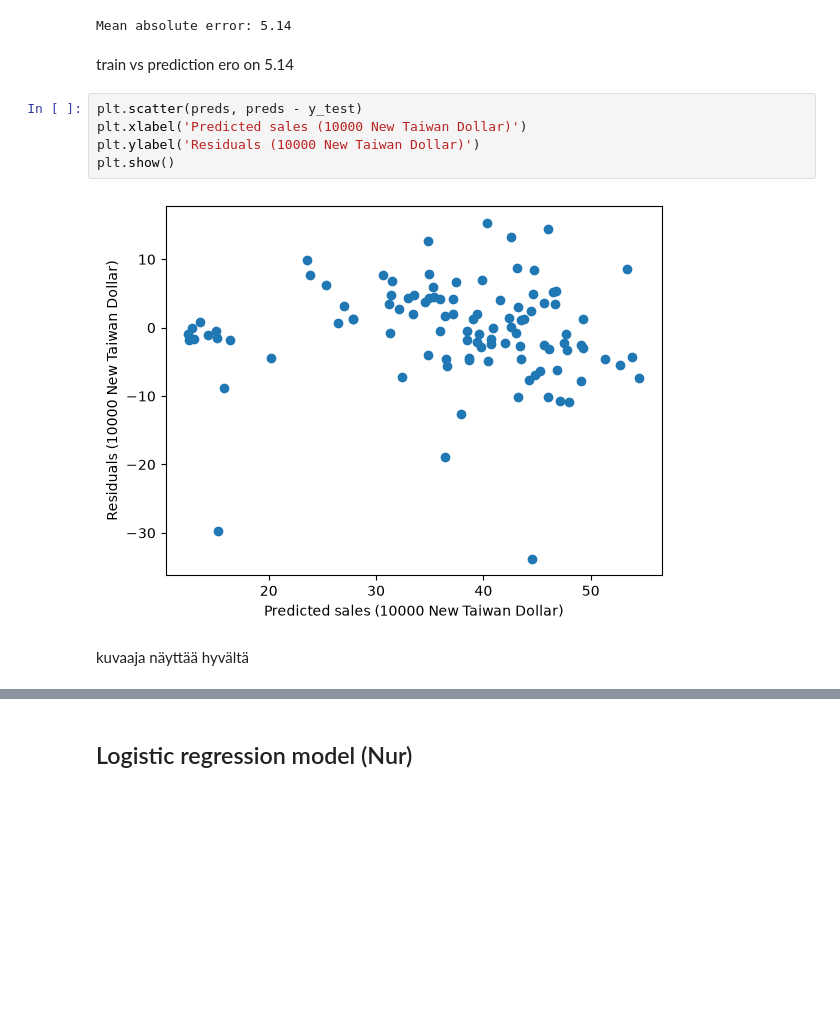
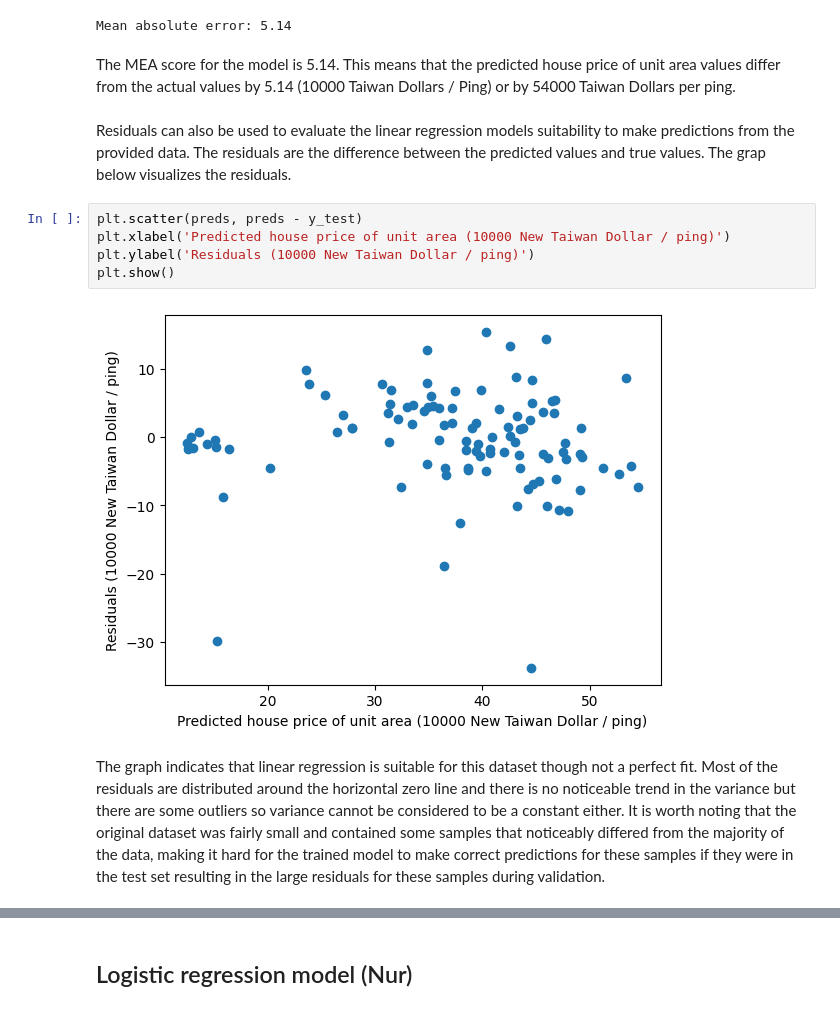
Before and after one commit to sandra-sanj/data_handling_and_mml_exercises, a Jupyter notebook: exercise_4.ipynb, the cells around one changed output, grey strips where cells are left out. Drawn from its saved outputs; the diff is of its cells as text; blank space fills up the shorter version.

```diff
--- a/exercise_4.ipynb
+++ b/exercise_4.ipynb
@@ -190,14 +217,16 @@ preds = model.predict(X_test)
 print("Mean absolute error: %.2f" % mean_absolute_error(y_test, preds))
 # %% [output]
 Mean absolute error: 5.14
-# %% [markdown]
-train vs prediction ero on 5.14
-# %%
-plt.scatter(preds, preds - y_test)
-plt.xlabel('Predicted sales (10000 New Taiwan Dollar)')
-plt.ylabel('Residuals (10000 New Taiwan Dollar)')
-plt.show()
-# %% [output]
-[figure, removed]
+# %% [markdown]
+The MEA score for the model is 5.14. This means that the predicted house price of unit area values differ from the actual values by 5.14 (10000 Taiwan Dollars / Ping) or by 54000 Taiwan Dollars per ping.
+# %% [markdown]
+Residuals can also be used to evaluate the linear regression models suitability to make predictions from the provided data. The residuals are the difference between the predicted values and true values. The grap below visualizes the residuals.
+# %%
+plt.scatter(preds, preds - y_test)
+plt.xlabel('Predicted house price of unit area (10000 New Taiwan Dollar / ping)')
+plt.ylabel('Residuals (10000 New Taiwan Dollar / ping)')
+plt.show()
+# %% [output]
+[figure, added]
 # %% [markdown]
-kuvaaja näyttää hyvältä
+The graph indicates that linear regression is suitable for this dataset though not a perfect fit. Most of the residuals are distributed around the horizontal zero line and there is no noticeable trend in the variance but there are some outliers so variance cannot be considered to be a constant either. It is worth noting that the original dataset was fairly small and contained some samples that noticeably differed from the majority of the data, making it hard for the trained model to make correct predictions for these samples if they were in the test set resulting in the large residuals for these samples during validation.
```
Also changed, not shown: parts of 16 cells of this notebook.
